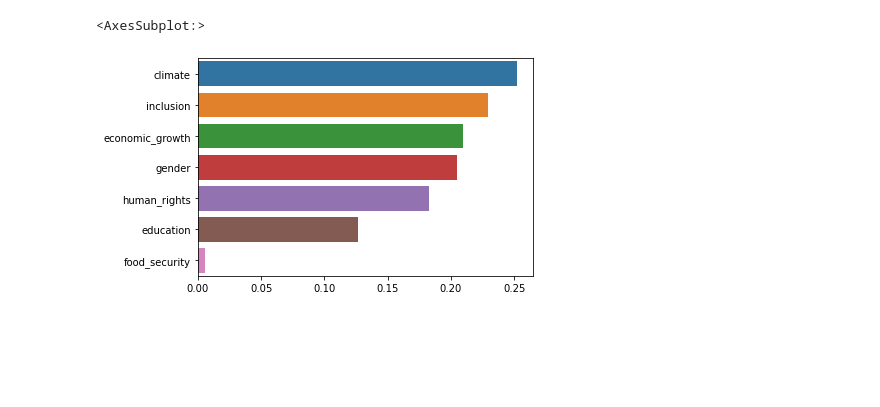
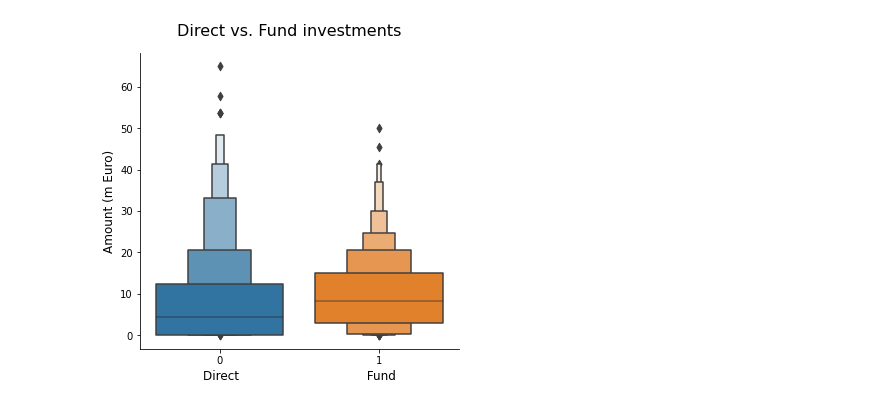
Before and after one commit to Athena84/fmo, a Jupyter notebook: NLP/Visualisation.ipynb, the cells around one changed output. Cells and saved outputs as stored; diff of their text form; code cells hidden in the pictures; blank space fills up the shorter version.

Commit message:
Improved visualisations
*Removed 3 extreme outliers *Added titles to charts/axes etc *Visualised changes over time

```diff
--- a/NLP/Visualisation.ipynb
+++ b/NLP/Visualisation.ipynb
@@ -58,6 +58,10 @@ df = pd.read_csv(file_to_open, sep=";", usecols=cols[:6]) #Leave out couple of e
 # %%
 #add a column with converted amounts in EUR as numbers
 df["mEUR_amounts"] = [convert_currency(amount) for amount in df["amount"]]
+# %%
+#Remove the 3 extreme outliers. Run this only once!
+outliers = df.nlargest(3,"mEUR_amounts").index
+df.drop(index = outliers, inplace = True)
 # %%
 #Test investments for being other fund rather than direct
 search_terms = ["fund", "vehicle"]
@@ -67,13 +71,13 @@ df["fund"] = [check_search_term(description, search_terms) for description in df
 search_terms = ["green", "renewable", "climate", "sustainable", "environmental"]
 df["climate"] = [check_search_term(description, search_terms) for description in df["description"]]
 
+#Test economic growth
+search_terms = ["economic growth", " gdp growth", "economic development", "emerging", "upcoming", "efficiency", "readily available", "ecosystem", "infrastructure", "financial institution"]
+df["economic_growth"] = [check_search_term(description, search_terms) for description in df["description"]]
+
 #Test economic inclusion
 search_terms = ["inclusive", "inclusion", "affordable housing", "empowerment", "microfinance", "smallholder", "ineqaulity", "sme", "smes", "small and medium sized enterprise", "family-owned", "low-income", "job opportunities", "mid-market", "middle-market", "early stage", "unemployment", "local enterprise", "medium-sized", "lower mid-cap"]
 df["inclusion"] = [check_search_term(description, search_terms) for description in df["description"]]
-
-#Test economic growth
-search_terms = ["economic growth", " gdp growth", "economic development", "emerging", "upcoming", "efficiency", "readily available", "ecosystem"]
-df["economic_growth"] = [check_search_term(description, search_terms) for description in df["description"]]
 
 #Test gender
 search_terms = ["gender", "female", "women"]
@@ -92,8 +96,10 @@ search_terms = ["food security", "hunger", "clean water", "drinking water"]
 df["food_security"] = [check_search_term(description, search_terms) for description in df["description"]]
 
 
-
 #Check multi-goal investments
 df["num_goals"] = df["inclusion"] + df["food_security"] + df["climate"] + df["gender"] + df["human_rights"] + df["education"] + df["economic_growth"]
 mask_multi = (df["num_goals"] > 1)
 mask_noGoals = (df["num_goals"] == 0)
+# %%
+#Sort per year
+df["year"] = [int(date[-4:]) for date in df["date"]]
@@ -191,5 +144,9 @@ single_fraction = pd.DataFrame(single_fraction, columns = ["climate", "inclusion
-# %%
-sns.barplot(data=single_fraction, ci = None, orient = "h")
-# %% [output]
-<AxesSubplot:>
-[figure, removed]
+# %%
+boxen = sns.catplot(x="fund", y="mEUR_amounts", kind="boxen", data=df, showfliers = True)
+plt.subplots_adjust(top=0.9)
+boxen.fig.suptitle('Direct vs. Fund investments', fontsize = 16)
+plt.ylabel("Amount (m Euro)", size = 12)
+plt.xlabel("Direct                                 Fund", size = 12)
+plt.show()
+# %% [output]
+[figure, added]
```
Also changed, not shown: parts of 40 cells of this notebook.
